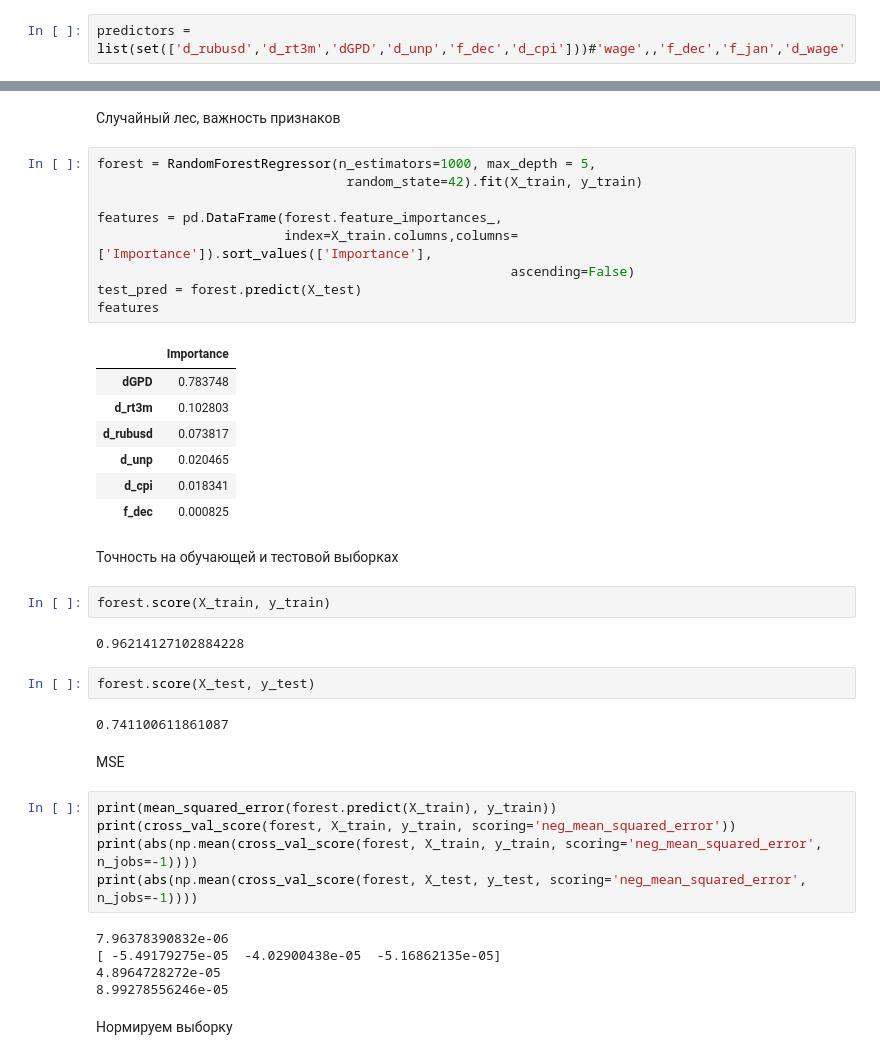
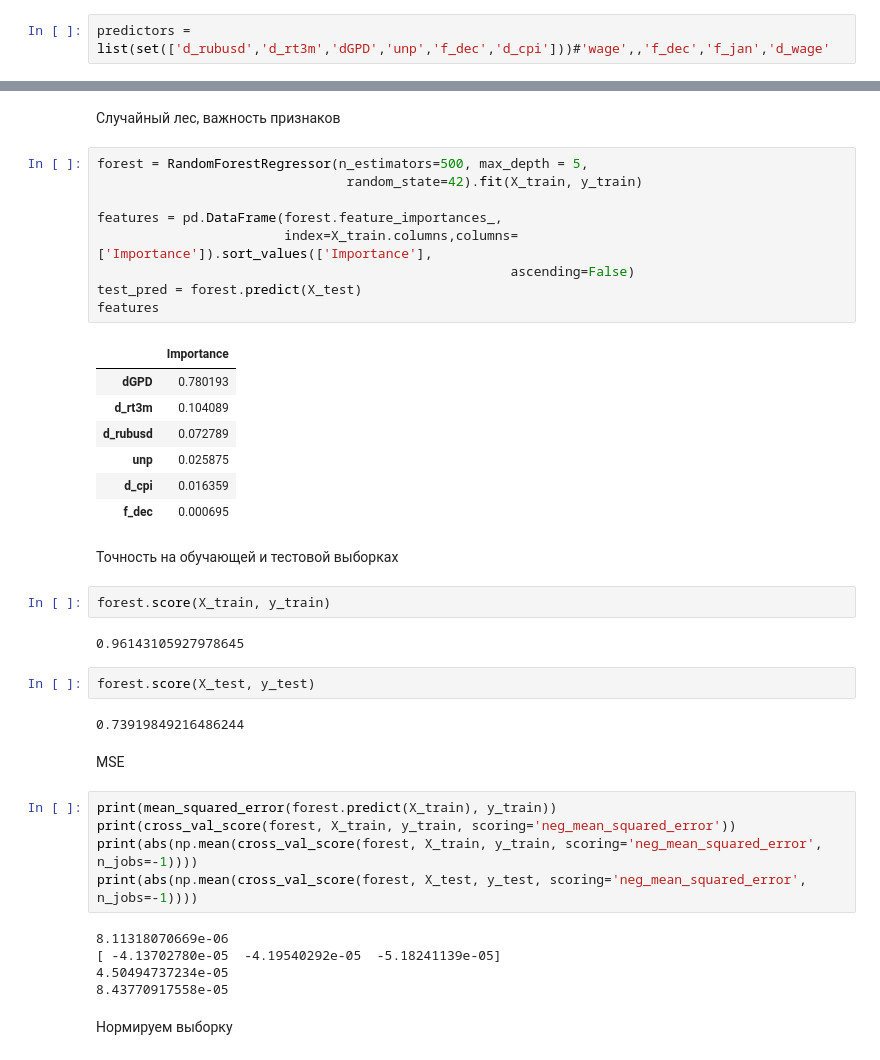
Before and after one commit to krutenyuk/Retail-depo, a Jupyter notebook: Data model.ipynb, the cells around one changed output, grey strips where cells are left out. Drawn from its saved outputs; the diff is of its cells as text.

```diff
--- a/Data model.ipynb
+++ b/Data model.ipynb
@@ -58,7 +58,7 @@ plt.show()
 # %% [output]
 [figure]
 # %%
-predictors = list(set(['d_rubusd','d_rt3m','dGPD','d_unp','f_dec','d_cpi']))#'wage',,'f_dec','f_jan','d_wage'
+predictors = list(set(['d_rubusd','d_rt3m','dGPD','unp','f_dec','d_cpi']))#'wage',,'f_dec','f_jan','d_wage'
 # %%
 df.plot(x='Date', y=['d_rt3m','portf_gr','d_rubusd','dGPD'], kind='line')
 plt.show()
@@ -121,32 +121,32 @@ y_total = df['portf_gr']
 # %% [markdown]
 Случайный лес, важность признаков
 # %%
-forest = RandomForestRegressor(n_estimators=1000, max_depth = 5,
+forest = RandomForestRegressor(n_estimators=500, max_depth = 5,
                                 random_state=42).fit(X_train, y_train)
 
 features = pd.DataFrame(forest.feature_importances_,
                         index=X_train.columns,columns=['Importance']).sort_values(['Importance'],
                                                      ascending=False)
 test_pred = forest.predict(X_test)
 features
 # %% [output]
 |  | Importance |
-| dGPD | 0.783748 |
-| d_rt3m | 0.102803 |
-| d_rubusd | 0.073817 |
-| d_unp | 0.020465 |
-| d_cpi | 0.018341 |
-| f_dec | 0.000825 |
+| dGPD | 0.780193 |
+| d_rt3m | 0.104089 |
+| d_rubusd | 0.072789 |
+| unp | 0.025875 |
+| d_cpi | 0.016359 |
+| f_dec | 0.000695 |
 # %% [markdown]
 Точность на обучающей и тестовой выборках
 # %%
 forest.score(X_train, y_train)
 # %% [output]
-0.96214127102884228
+0.96143105927978645
 # %%
 forest.score(X_test, y_test)
 # %% [output]
-0.741100611861087
+0.73919849216486244
 # %% [markdown]
 MSE
 # %%
@@ -155,10 +155,10 @@ print(cross_val_score(forest, X_train, y_train, scoring='neg_mean_squared_error'
 print(abs(np.mean(cross_val_score(forest, X_train, y_train, scoring='neg_mean_squared_error', n_jobs=-1))))
 print(abs(np.mean(cross_val_score(forest, X_test, y_test, scoring='neg_mean_squared_error', n_jobs=-1))))
 # %% [output]
-7.96378390832e-06
-[ -5.49179275e-05  -4.02900438e-05  -5.16862135e-05]
-4.8964728272e-05
-8.99278556246e-05
+8.11318070669e-06
+[ -4.13702780e-05  -4.19540292e-05  -5.18241139e-05]
+4.50494737234e-05
+8.43770917558e-05
 # %% [markdown]
 Нормируем выборку
 # %%
```
Also changed, not shown: parts of 2 cells of this notebook.
